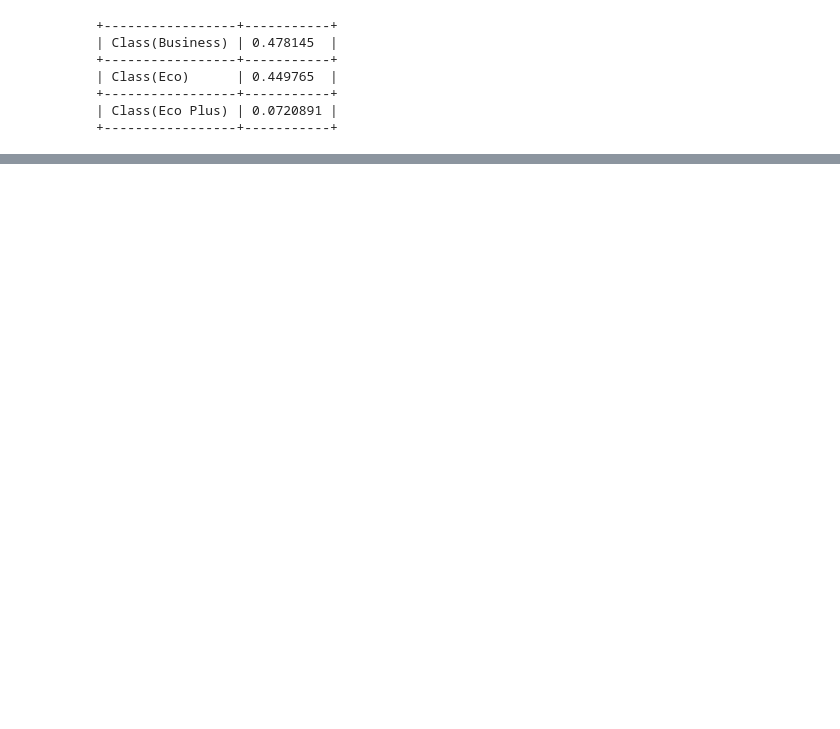
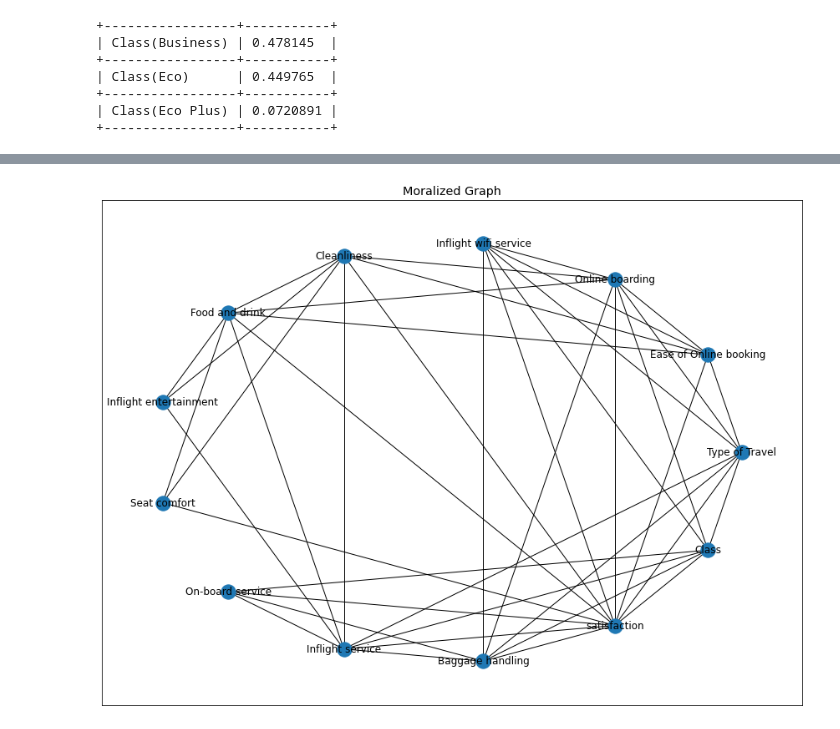
Before and after one commit to ChrisAlex2104/Modeling-and-Inferring-Airline-Passenger-Satisfaction, a Jupyter notebook: Probabilistic models Final Project.ipynb, the cells around one changed output, grey strips where cells are left out. Saved outputs shown, nothing was run; the diff lists cells and outputs as text; code cells hidden in the pictures; blank space fills up the shorter version.

```diff
--- a/Probabilistic models Final Project.ipynb
+++ b/Probabilistic models Final Project.ipynb
@@ -328,0 +298,22 @@ Triangulated Graph:
+# %%
+# Moralize the graph
+for node in DG.nodes:
+    parents = [pred for pred in DG.predecessors(node)]
+    for i, parent1 in enumerate(parents):
+        for parent2 in parents[i + 1:]:
+            if not UG.has_edge(parent1, parent2):
+                UG.add_edge(parent1, parent2)
+# print("\nMoralized Graph:")
+# print(UG.edges)
+# Compute the multipartite_layout using the "layer" node attribute
+# pos = nx.multipartite_layout(G, subset_key="layer")
+pos=nx.circular_layout(UG, scale=1, center=None, dim=2)
+# nx.spring_layout(G)#nx.nx_pydot.graphviz_layout(G)
+#
+fig, ax = plt.subplots()
+nx.draw_networkx(UG, pos=pos, ax=ax)
+ax.set_title("Moralized Graph")
+fig.tight_layout()
+plt.show()
+# %% [output]
+[figure, added]
```
Also changed, not shown: parts of 8 cells of this notebook.
